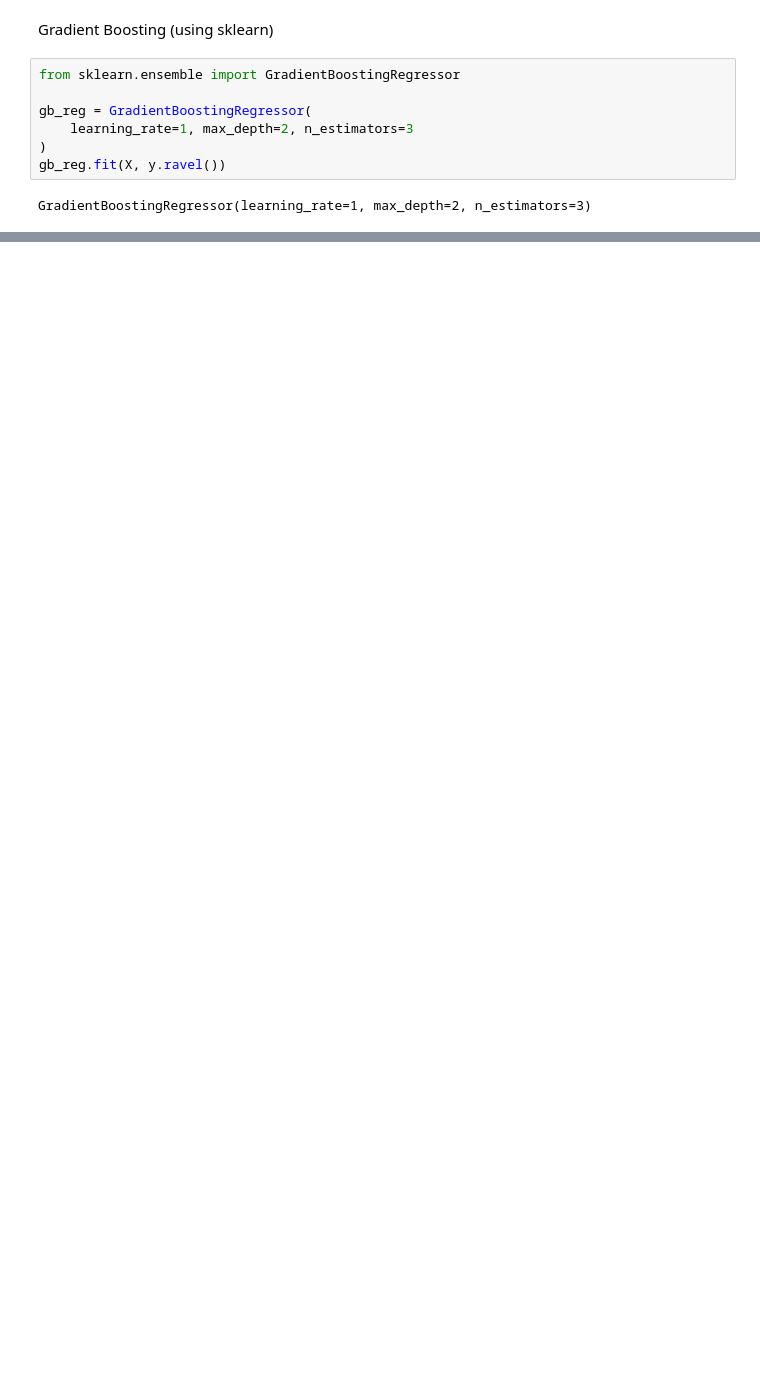
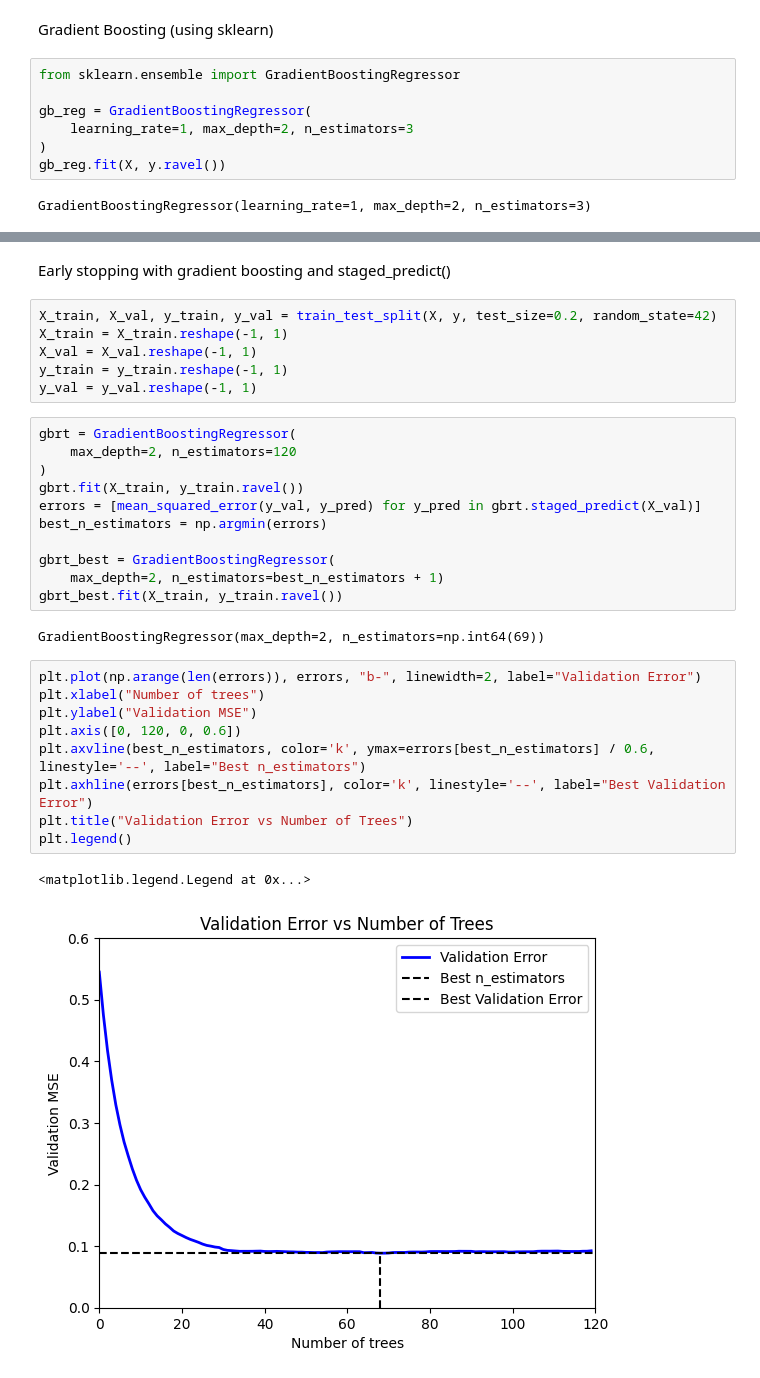
Before and after one commit to VanshSinghavi/Machine-Learning-Basics, a Jupyter notebook: ensamble_learning.ipynb, the cells around one changed output, grey strips where cells are left out. Drawn from its saved outputs; the diff is of its cells as text; blank space fills up the shorter version.

Commit message:
Added XGBoost and Early Stopping

```diff
--- a/ensamble_learning.ipynb
+++ b/ensamble_learning.ipynb
@@ -315,0 +316,33 @@ plt.legend()
+# %% [markdown]
+Early stopping with gradient boosting and staged_predict()
+# %%
+X_train, X_val, y_train, y_val = train_test_split(X, y, test_size=0.2, random_state=42)
+X_train = X_train.reshape(-1, 1)
+X_val = X_val.reshape(-1, 1)
+y_train = y_train.reshape(-1, 1)
+y_val = y_val.reshape(-1, 1)
+# %%
+gbrt = GradientBoostingRegressor(
+    max_depth=2, n_estimators=120
+)
+gbrt.fit(X_train, y_train.ravel())
+errors = [mean_squared_error(y_val, y_pred) for y_pred in gbrt.staged_predict(X_val)]
+best_n_estimators = np.argmin(errors)
+
+gbrt_best = GradientBoostingRegressor(
+    max_depth=2, n_estimators=best_n_estimators + 1)
+gbrt_best.fit(X_train, y_train.ravel())
+# %% [output]
+GradientBoostingRegressor(max_depth=2, n_estimators=np.int64(69))
+# %%
+plt.plot(np.arange(len(errors)), errors, "b-", linewidth=2, label="Validation Error")
+plt.xlabel("Number of trees")
+plt.ylabel("Validation MSE")
+plt.axis([0, 120, 0, 0.6])
+plt.axvline(best_n_estimators, color='k', ymax=errors[best_n_estimators] / 0.6, linestyle='--', label="Best n_estimators")
+plt.axhline(errors[best_n_estimators], color='k', linestyle='--', label="Best Validation Error")
+plt.title("Validation Error vs Number of Trees")
+plt.legend()
+# %% [output]
+<matplotlib.legend.Legend at 0x...>
+[figure, added]
```
Also changed, not shown: parts of 16 cells of this notebook.
